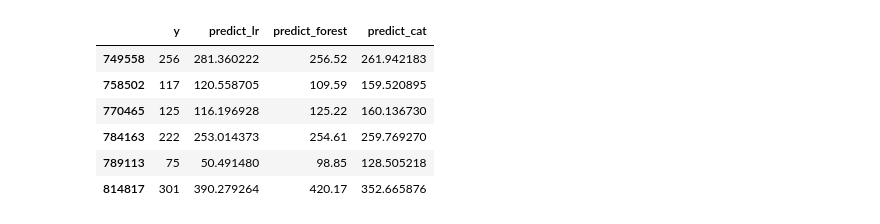
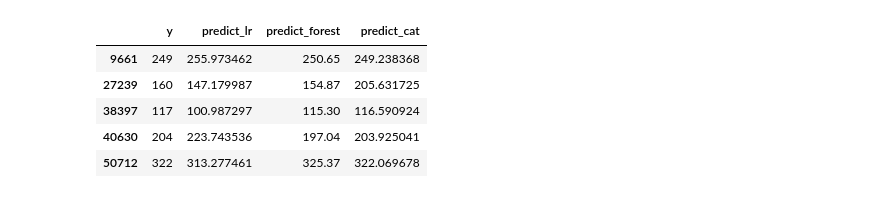
Before and after one commit to diman-dragon/demand_forecast_for_products, a Jupyter notebook: test_model_lr.ipynb, the cells around one changed output. Cells and saved outputs as stored; diff of their text form; code cells hidden in the pictures.

Commit message:
test all

```diff
--- a/test_model_lr.ipynb
+++ b/test_model_lr.ipynb
@@ -28,2 +66,3 @@ df = df[(df['st_id'] == 7) & (df['pr_sku_id'] == 1780)]
 # %%
 df = df.rename(columns = {'pr_sales_in_rub' : 'y'})
+df['ds'] = pd.to_datetime(df['date'])
@@ -32,2 +68,0 @@ df = df.rename(columns = {'pr_sales_in_rub' : 'y'})
-# %%
-df = df.drop(['date', 'month_year'], axis=1)
@@ -70,0 +74,9 @@ print('Размер тестовой выборки:', test.shape)
+# %%
+# Период, который надо отрезать и предсказать (проверка модели)
+date_lag = 15
+predictions = df['ds'].max() - timedelta(date_lag)
+
+# Отрезаем из обучающей выборки последние N точек, чтобы измерить на них качество
+train = df.loc[df['ds'] < predictions]
+test = df.loc[df['ds'] >= predictions]
+test_with_date = test.copy()# Датасет для проверки результатов
@@ -71,3 +89,6 @@ print('Размер тестовой выборки:', test.shape)
+# %%
+train = train.drop(['ds', 'date', 'month_year'], axis=1)
+test = df.drop(['ds', 'date', 'month_year'], axis=1)
 # %%
 X_train = train.drop('y', axis=1)
 y_train = train['y']
@@ -105,10 +177,9 @@ data_analys
 # %%
-test[['y', 'predict_lr', 'predict_forest', 'predict_cat']]
+test[['y', 'predict_lr', 'predict_forest', 'predict_cat']].head()
 # %% [output]
 |  | y | predict_lr | predict_forest | predict_cat |
-| 749558 | 256 | 281.360222 | 256.52 | 261.942183 |
-| 758502 | 117 | 120.558705 | 109.59 | 159.520895 |
-| 770465 | 125 | 116.196928 | 125.22 | 160.136730 |
-| 784163 | 222 | 253.014373 | 254.61 | 259.769270 |
-| 789113 | 75 | 50.491480 | 98.85 | 128.505218 |
-| 814817 | 301 | 390.279264 | 420.17 | 352.665876 |
+| 9661 | 249 | 255.973462 | 250.65 | 249.238368 |
+| 27239 | 160 | 147.179987 | 154.87 | 205.631725 |
+| 38397 | 117 | 100.987297 | 115.30 | 116.590924 |
+| 40630 | 204 | 223.743536 | 197.04 | 203.925041 |
+| 50712 | 322 | 313.277461 | 325.37 | 322.069678 |
```
Also changed, not shown: parts of 25 cells of this notebook, 4 other files.
